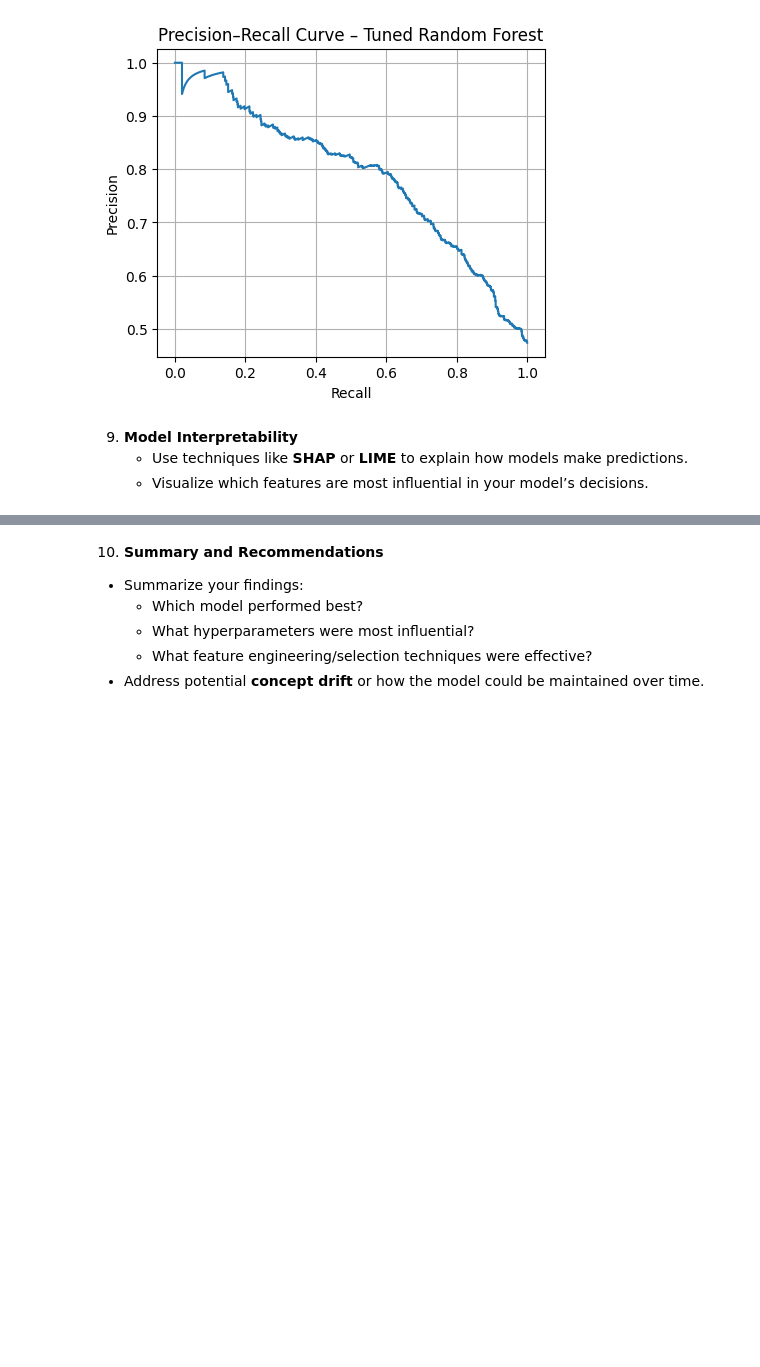
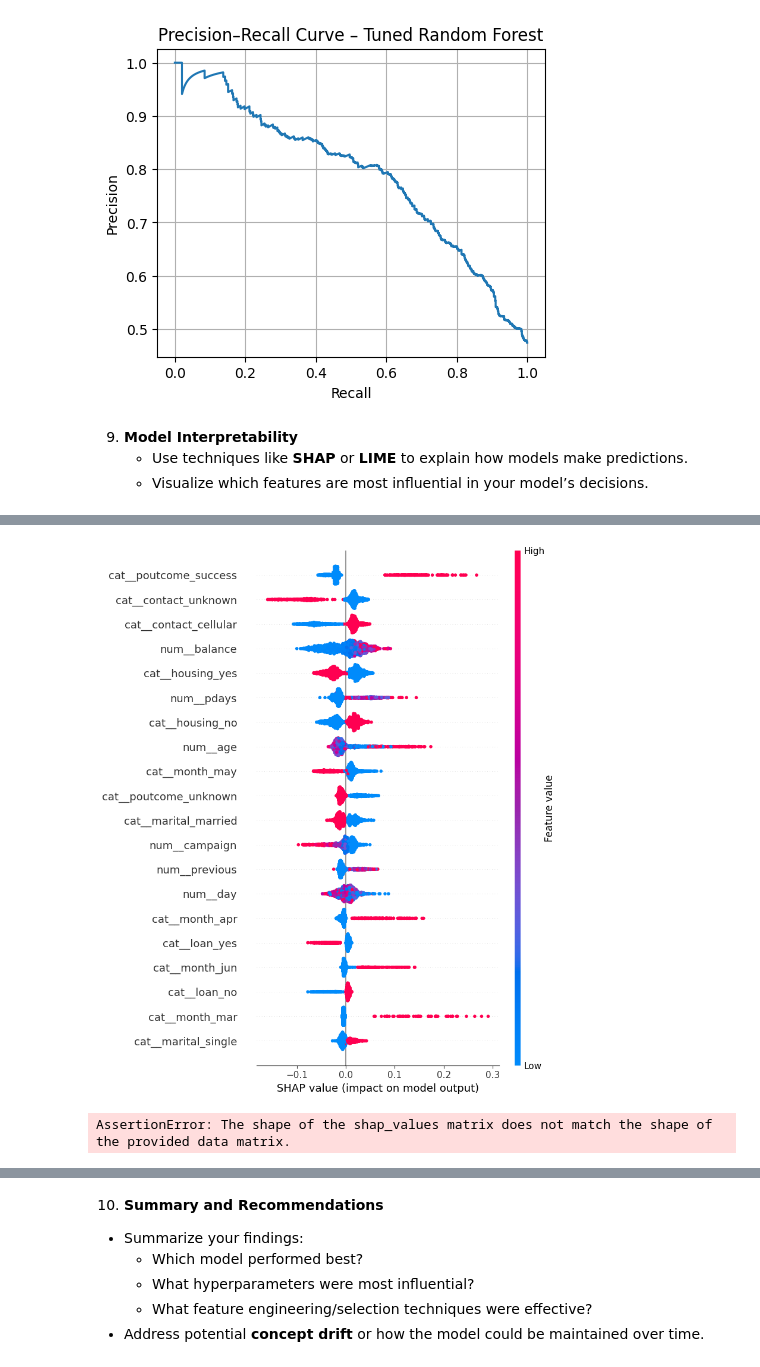
Before and after one commit to Avichay3/Full-training, a Jupyter notebook: Copy_of_Data_science_pipeline.ipynb, the cells around one changed output, grey strips where cells are left out. Cells and saved outputs as stored; diff of their text form; code cells hidden in the pictures; blank space fills up the shorter version.

```diff
--- a/Copy_of_Data_science_pipeline.ipynb
+++ b/Copy_of_Data_science_pipeline.ipynb
@@ -716,3 +750,15 @@ X_val_proc = X_val_proc.astype(float)
+# %%
+feature_names = preprocess_fitted.get_feature_names_out()
+X_val_df = pd.DataFrame(X_val_proc, columns=feature_names)
+
+sv_class1 = shap_values[:, :, 1]
+shap.summary_plot(sv_class1, X_val_df, max_display=20)
+# %% [output]
+[figure, added]
+# %%
+shap.summary_plot(shap_values[1], X_val_proc, max_display=20)
+# %% [output]
+AssertionError: The shape of the shap_values matrix does not match the shape of the provided data matrix.
 # %%
 explainer = shap.TreeExplainer(rf_clf)
 shap_values = explainer.shap_values(X_val_proc)
```
Also changed, not shown: parts of 10 cells of this notebook.
